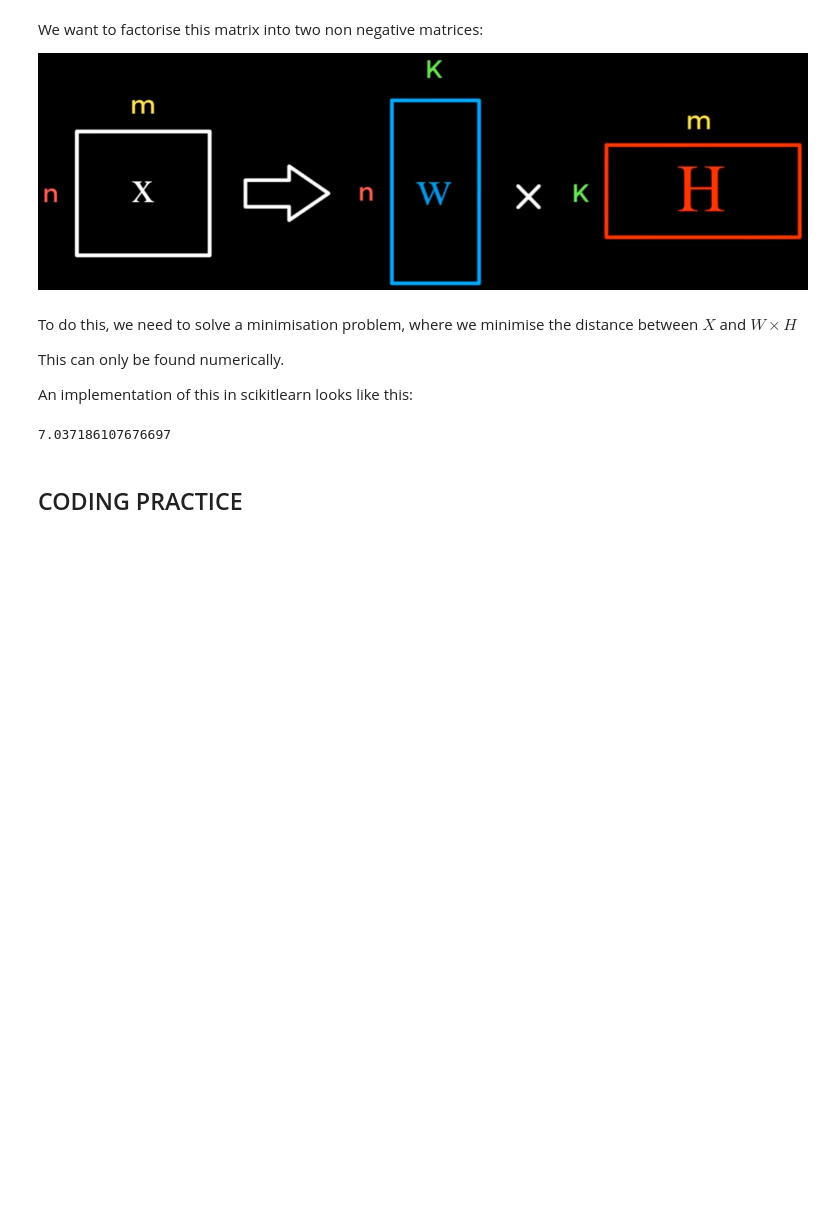
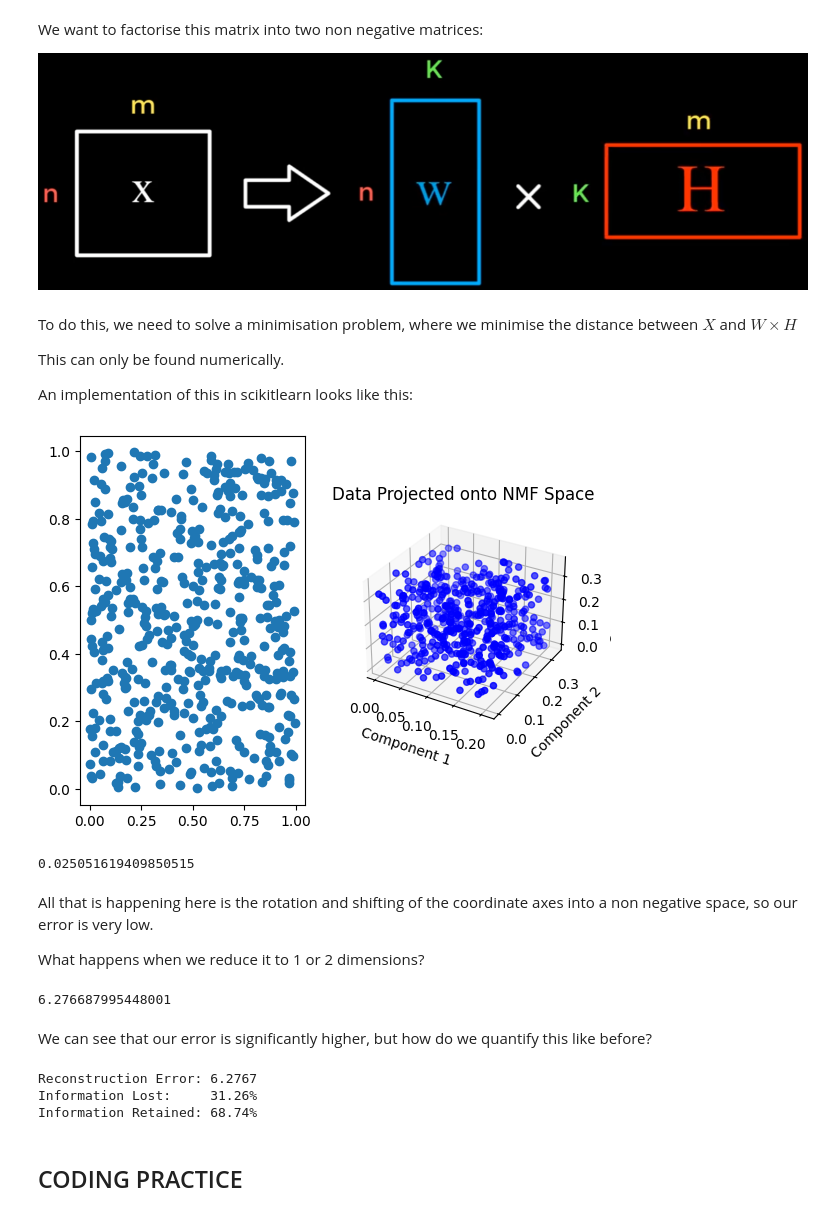
Before and after one commit to Krisneverstaps/computational-astrophysics, a Jupyter notebook: Notebooks/Day18_Dimensionality.ipynb, the cells around one changed output. Drawn from its saved outputs; the diff is of its cells as text; code cells hidden in the pictures; blank space fills up the shorter version.

Commit message:
Lecture 15 catch up
Caught up with the Lecture 15 notes, looking at ICA and further into coding NMF

```diff
--- a/Notebooks/Day18_Dimensionality.ipynb
+++ b/Notebooks/Day18_Dimensionality.ipynb
@@ -598,22 +598,70 @@ This can only be found numerically.
 
 An implementation of this in scikitlearn looks like this:
 # %%
-# Execute this cell
-from sklearn.decomposition import NMF
+import numpy as np
+from sklearn. decomposition import NMF
+import matplotlib.pyplot as plt
+X = np.random.random((500, 3)) # 100 points in 3
+# dims , all positive
+nmf = NMF(n_components=3) # setting n_components is
+# optional
+nmf.fit(X)
+proj = nmf.transform(X) # project to 3 dimensions
+comp = nmf. components_ # 3 x 10 array of components
+err = nmf.reconstruction_err_ # how well 3
+# components captures data
 
-X = np.random.random((100,10)) # 100 points in 10-D, all +ve
-nmf = NMF(n_components=3)
-nmf.fit(X)
+ax1 = plt.subplot(121)
+ax1.scatter(X[:,0], X[:,1])
 
-W = nmf.transform(X) # project to 3 dimension
-Y = nmf.components_ # 3x10 array of components
-err = nmf.reconstruction_err_ # how well 3 components capture the data
+ax2 = plt.subplot(122, projection = "3d")
+ax2.scatter(proj[:, 0], proj[:, 1], proj[:, 2], c='blue', marker='o')
+ax2.set_xlabel('Component 1')
+ax2.set_ylabel('Component 2')
+ax2.set_zlabel('Component 3')
+plt.title('Data Projected onto NMF Space')
+plt.show()
 
-#print(W)
-#print(Y)
-print(err)
+print(nmf.reconstruction_err_)
 # %% [output]
+[figure, added]
-7.037186107676697
+0.025051619409850515
+# %% [markdown]
+All that is happening here is the rotation and shifting of the coordinate axes into a non negative space, so our error is very low.
+
+What happens when we reduce it to 1 or 2 dimensions?
+# %%
+nmf = NMF(n_components=2) # setting n_components is
+# optional
+nmf.fit(X)
+proj = nmf.transform(X) # project to 3 dimensions
+comp = nmf. components_ # 3 x 10 array of components
+err = nmf.reconstruction_err_ # how well 3
+
+print(err)
+# %% [output]
+6.276687995448001
+# %% [markdown]
+We can see that our error is significantly higher, but how do we quantify this like before?
+# %%
+# Square reconstruction error to get total residual variance
+residual_variance = nmf.reconstruction_err_ ** 2
+
+# Calculate total variance present in specific X matrix
+total_variance = np.sum((X - np.mean(X)) ** 2)
+
+# Calculate exact percentage of  information lost
+pct_lost = (residual_variance / total_variance) * 100
+pct_kept = 100 - pct_lost
+
+
+print(f"Reconstruction Error: {nmf.reconstruction_err_:.4f}")
+print(f"Information Lost:     {pct_lost:.2f}%")
+print(f"Information Retained: {pct_kept:.2f}%")
+# %% [output]
+Reconstruction Error: 6.2767
+Information Lost:     31.26%
+Information Retained: 68.74%
 # %% [markdown]
 ## CODING PRACTICE
 # %%
```
Also changed, not shown: 2 other files.
